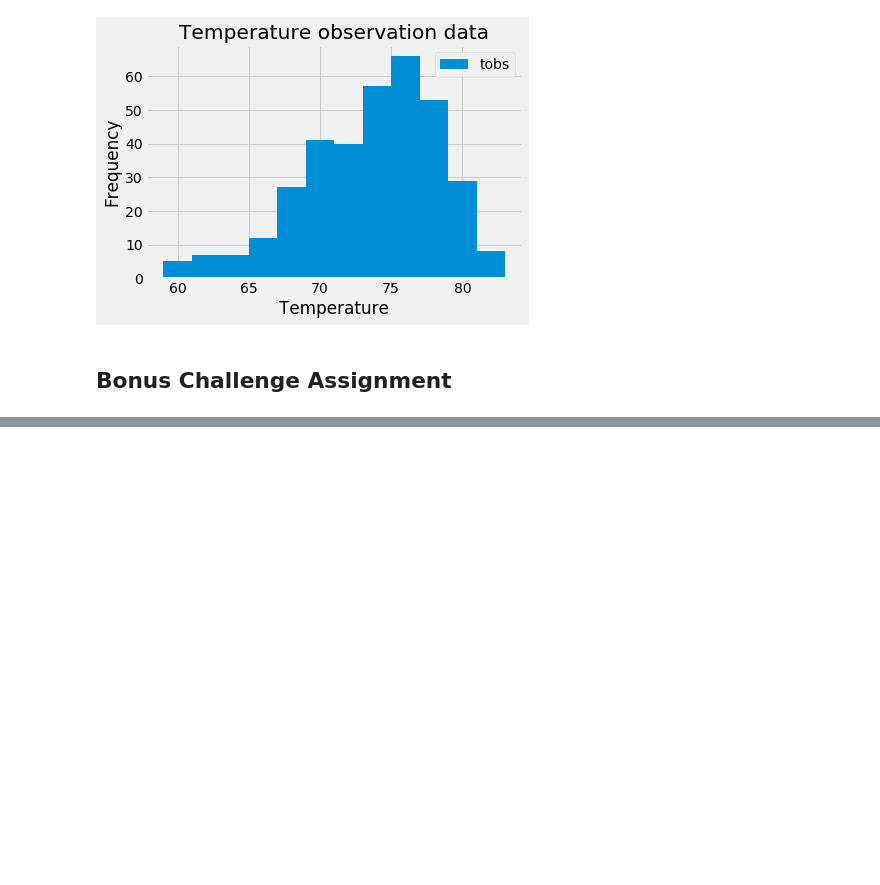
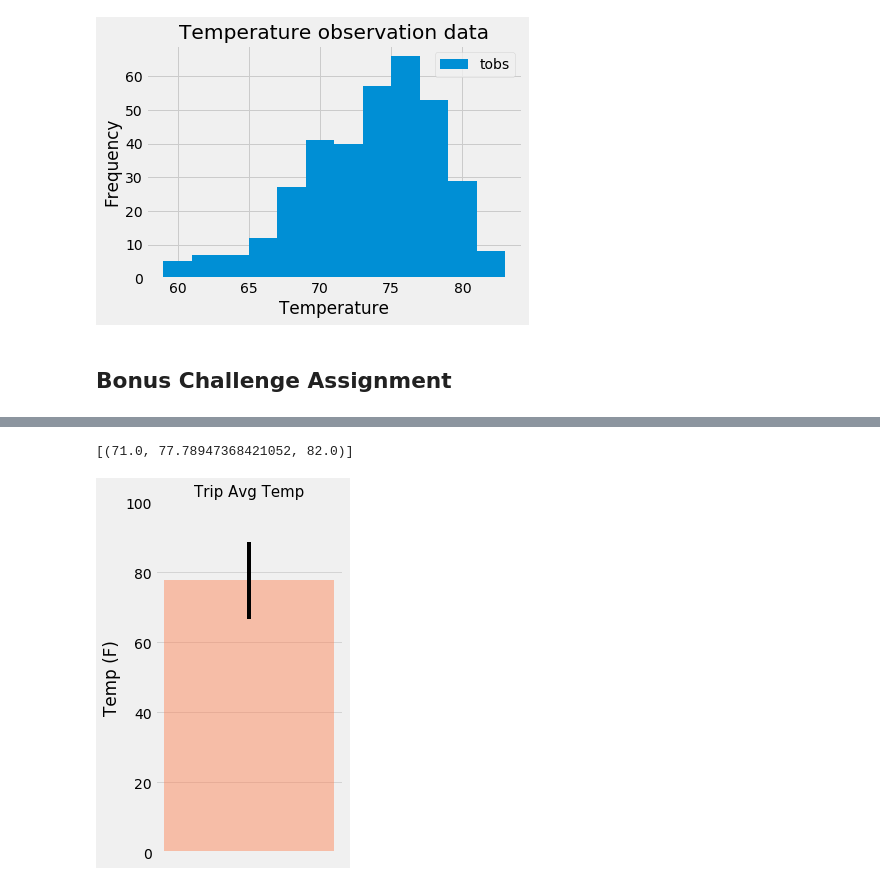
Before and after one commit to FarihaSiddiqui/sqlalchemy-challenge, a Jupyter notebook: climate_starter.ipynb, the cells around one changed output, grey strips where cells are left out. Cells and saved outputs as stored; diff of their text form; code cells hidden in the pictures; blank space fills up the shorter version.

```diff
--- a/climate_starter.ipynb
+++ b/climate_starter.ipynb
@@ -165,8 +188,35 @@ print(calc_temps('2012-02-28', '2012-03-05'))
 # %%
 # Use your previous function `calc_temps` to calculate the tmin, tavg, and tmax
 # for your trip using the previous year's data for those same dates.
+
+# trip_start_date = "2020-10-01"
+# trip_end_date = "2020-10-15"
+
+temp = calc_temps('2016-10-01', '2016-10-15')
+temp
+# %% [output]
+[(71.0, 77.78947368421052, 82.0)]
 # %%
 # Plot the results from your previous query as a bar chart.
 # Use "Trip Avg Temp" as your Title
 # Use the average temperature for the y value
 # Use the peak-to-peak (tmax-tmin) value as the y error bar (yerr)
+# temp[0][1].plot(kind='bar', yerr=[temp[0][0],temp[0][2]] )
+trip = '2019-04-08 to \n 2019-04-19'
+
+min_temp = temp[0][0]
+avg_temp = temp[0][1]
+max_temp = temp[0][2]
+
+errorBars = max_temp - min_temp
+
+plt.figure(figsize=(3,6))
+plt.bar(1, avg_Temp, yerr=errorBars, color = 'coral', alpha = .45)
+plt.ylim(0, 100)
+plt.xticks(range(1))
+plt.title('Trip Avg Temp', fontsize =15)
+plt.ylabel('Temp (F)')
+plt.grid(alpha= 0.75)
+plt.show()
+# %% [output]
+[figure, added]
```
Also changed, not shown: parts of 15 cells of this notebook.
